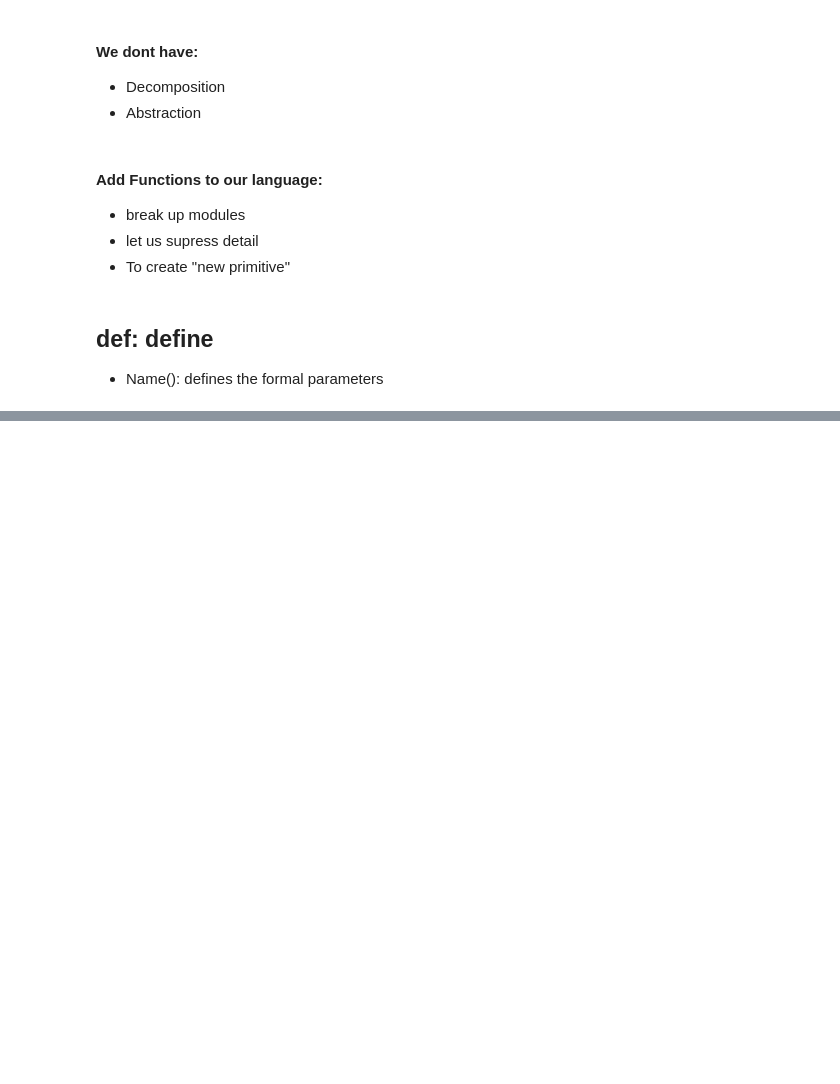
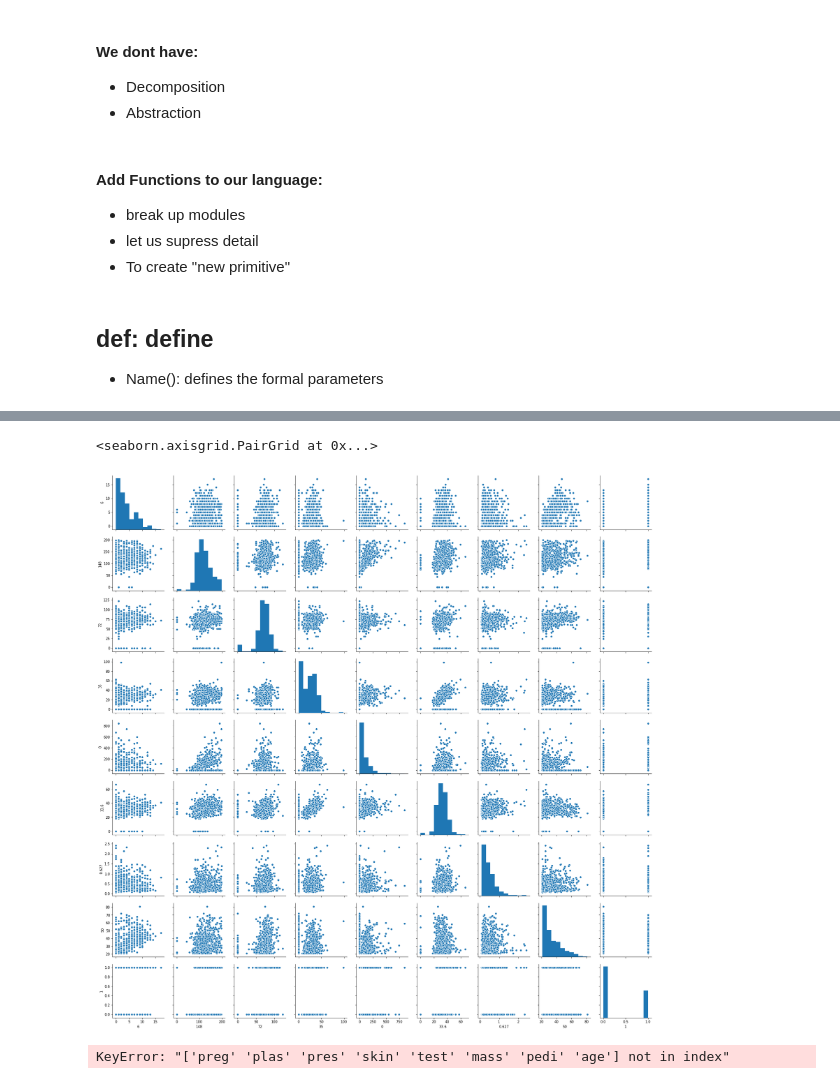
Before and after one commit to amitbhsingh/Python, a Jupyter notebook: machinelearningwithpython.ipynb, the cells around one changed output, grey strips where cells are left out. Drawn from its saved outputs; the diff is of its cells as text; code cells hidden in the pictures; blank space fills up the shorter version.

```diff
--- a/machinelearningwithpython.ipynb
+++ b/machinelearningwithpython.ipynb
@@ -336,0 +358,2 @@ the lobster | the killing of sacred deer
+# %%
+df=pandas.read_csv('pima-indians-diabetes.csv',index_col=None)
@@ -336,0 +378,5 @@ the lobster | the killing of sacred deer
+# %%
+sns.pairplot(df)
+# %% [output]
+<seaborn.axisgrid.PairGrid at 0x...>
+[figure, added]
@@ -336,0 +389,4 @@ the lobster | the killing of sacred deer
+# %%
+X=df[['preg', 'plas', 'pres', 'skin', 'test', 'mass', 'pedi', 'age']]
+# %% [output]
+KeyError: "['preg' 'plas' 'pres' 'skin' 'test' 'mass' 'pedi' 'age'] not in index"
```
Also changed, not shown: parts of 44 cells of this notebook, 6 other files.
